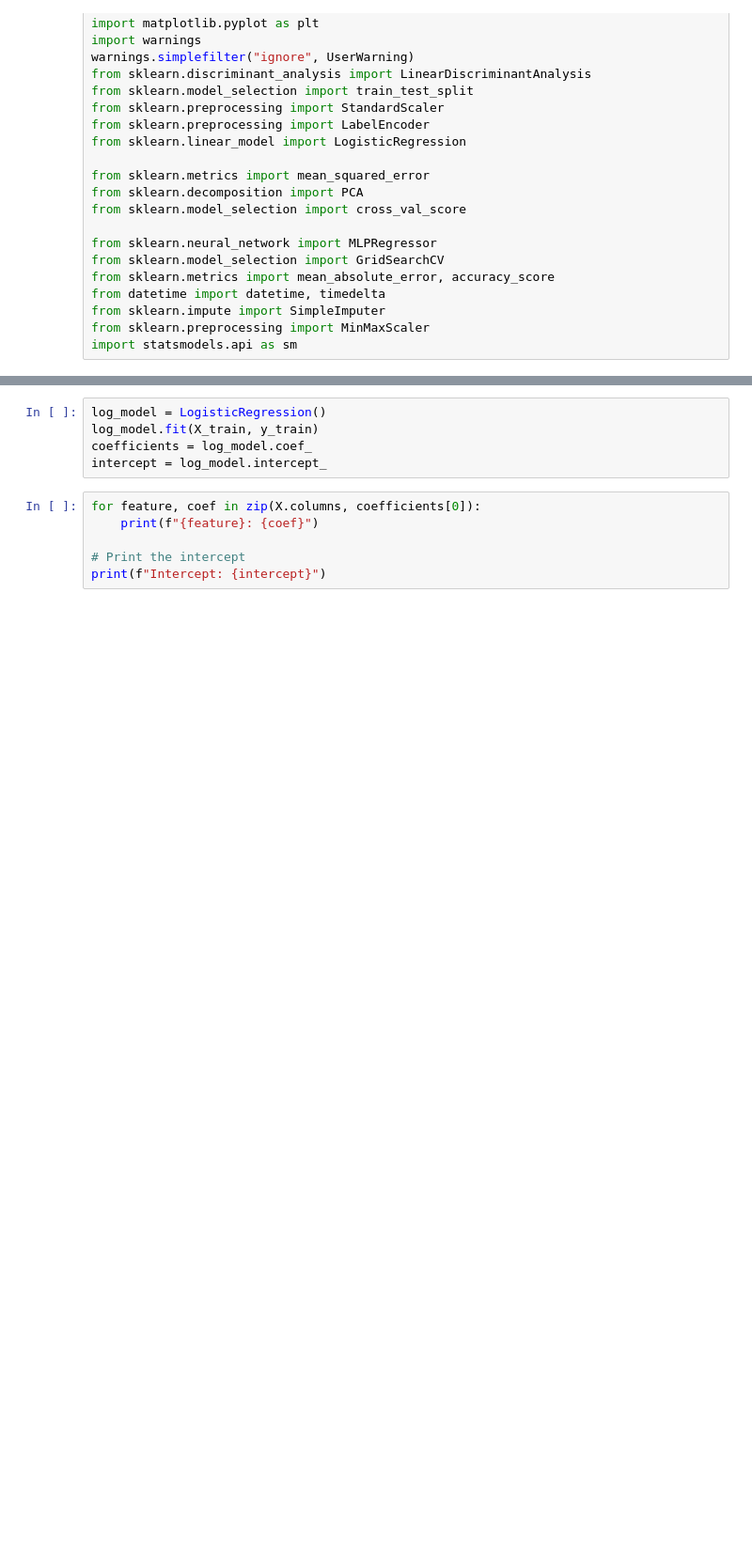
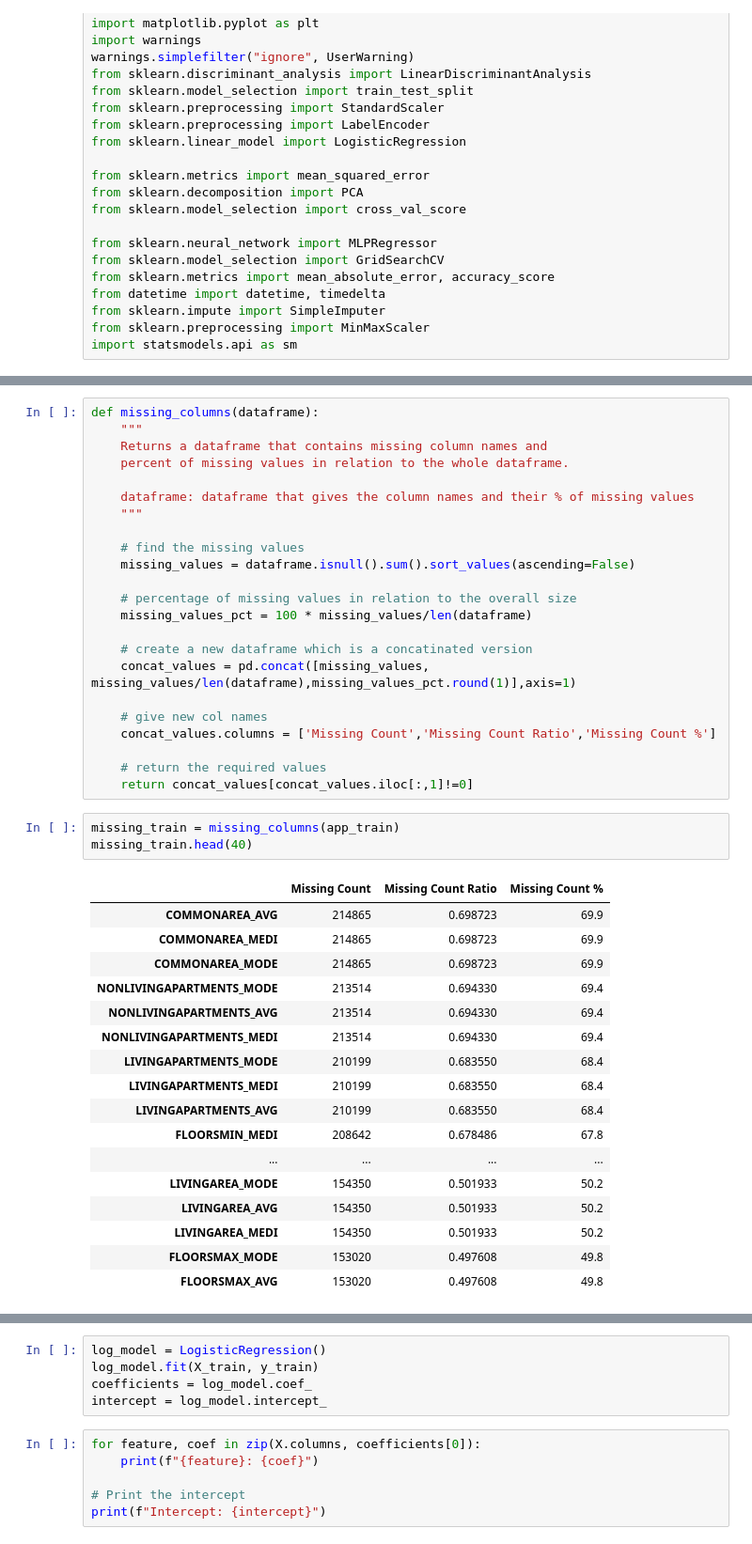
Before and after one commit to haileyvu9/RP, a Jupyter notebook: Research_project_Hailey.ipynb, the cells around one changed output, grey strips where cells are left out. Shown at 94% size. Saved outputs shown, nothing was run; the diff lists cells and outputs as text; blank space fills up the shorter version.

```diff
--- a/Research_project_Hailey.ipynb
+++ b/Research_project_Hailey.ipynb
@@ -122,0 +84,44 @@ df_credit
+# %%
+def missing_columns(dataframe):
+    """
+    Returns a dataframe that contains missing column names and
+    percent of missing values in relation to the whole dataframe.
+
+    dataframe: dataframe that gives the column names and their % of missing values
+    """
+
+    # find the missing values
+    missing_values = dataframe.isnull().sum().sort_values(ascending=False)
+
+    # percentage of missing values in relation to the overall size
+    missing_values_pct = 100 * missing_values/len(dataframe)
+
+    # create a new dataframe which is a concatinated version
+    concat_values = pd.concat([missing_values, missing_values/len(dataframe),missing_values_pct.round(1)],axis=1)
+
+    # give new col names
+    concat_values.columns = ['Missing Count','Missing Count Ratio','Missing Count %']
+
+    # return the required values
+    return concat_values[concat_values.iloc[:,1]!=0]
+# %%
+missing_train = missing_columns(app_train)
+missing_train.head(40)
+# %% [output]
+|  | Missing Count | Missing Count Ratio | Missing Count % |
+| COMMONAREA_AVG | 214865 | 0.698723 | 69.9 |
+| COMMONAREA_MEDI | 214865 | 0.698723 | 69.9 |
+| COMMONAREA_MODE | 214865 | 0.698723 | 69.9 |
+| NONLIVINGAPARTMENTS_MODE | 213514 | 0.694330 | 69.4 |
+| NONLIVINGAPARTMENTS_AVG | 213514 | 0.694330 | 69.4 |
+| NONLIVINGAPARTMENTS_MEDI | 213514 | 0.694330 | 69.4 |
+| LIVINGAPARTMENTS_MODE | 210199 | 0.683550 | 68.4 |
+| LIVINGAPARTMENTS_MEDI | 210199 | 0.683550 | 68.4 |
+| LIVINGAPARTMENTS_AVG | 210199 | 0.683550 | 68.4 |
+| FLOORSMIN_MEDI | 208642 | 0.678486 | 67.8 |
+| ... | ... | ... | ... |
+| LIVINGAREA_MODE | 154350 | 0.501933 | 50.2 |
+| LIVINGAREA_AVG | 154350 | 0.501933 | 50.2 |
+| LIVINGAREA_MEDI | 154350 | 0.501933 | 50.2 |
+| FLOORSMAX_MODE | 153020 | 0.497608 | 49.8 |
+| FLOORSMAX_AVG | 153020 | 0.497608 | 49.8 |
```
Also changed, not shown: parts of 23 cells of this notebook.
